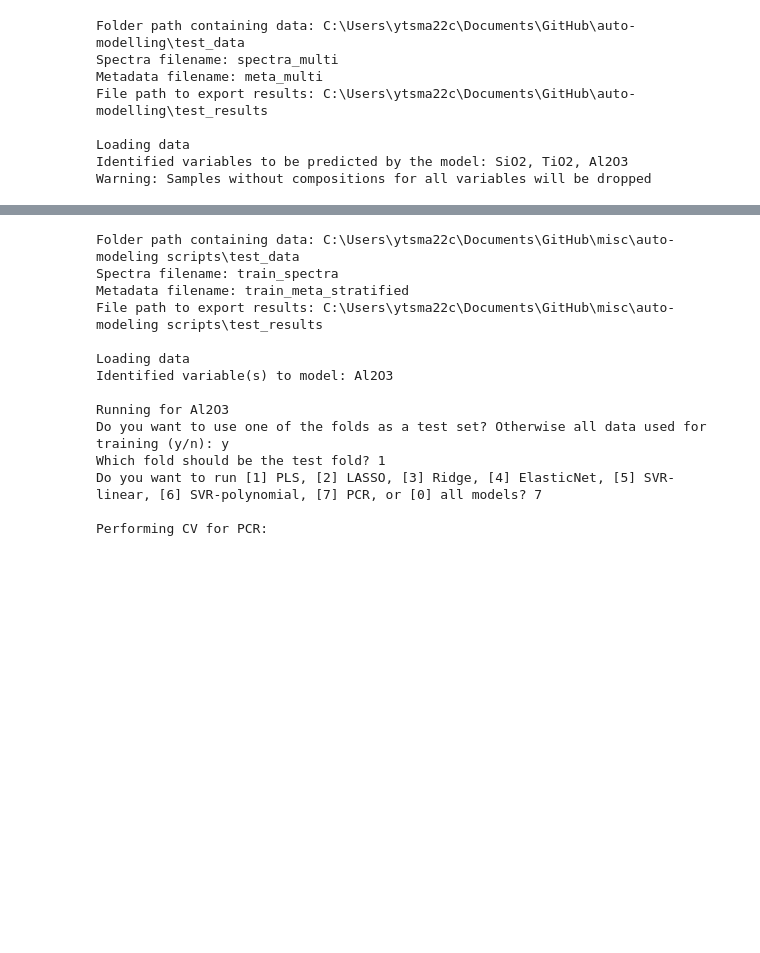
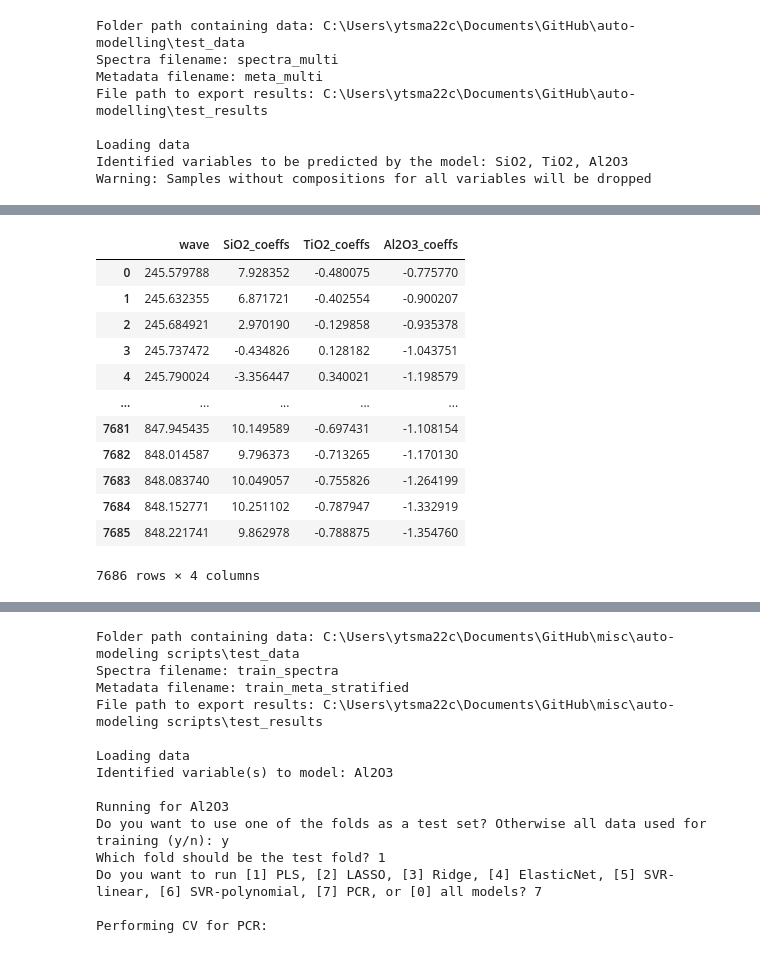
Before and after one commit to ytsmacr/caipy, a Jupyter notebook: Auto models workbook.ipynb, the cells around one changed output, grey strips where cells are left out. Cells and saved outputs as stored; diff of their text form; code cells hidden in the pictures; blank space fills up the shorter version.

```diff
--- a/Auto models workbook.ipynb
+++ b/Auto models workbook.ipynb
@@ -242,0 +274,16 @@ PLSRegression(n_components=20, scale=False)
+# %%
+coef_df
+# %% [output]
+|  | wave | SiO2_coeffs | TiO2_coeffs | Al2O3_coeffs |
+| 0 | 245.579788 | 7.928352 | -0.480075 | -0.775770 |
+| 1 | 245.632355 | 6.871721 | -0.402554 | -0.900207 |
+| 2 | 245.684921 | 2.970190 | -0.129858 | -0.935378 |
+| 3 | 245.737472 | -0.434826 | 0.128182 | -1.043751 |
+| 4 | 245.790024 | -3.356447 | 0.340021 | -1.198579 |
+| ... | ... | ... | ... | ... |
+| 7681 | 847.945435 | 10.149589 | -0.697431 | -1.108154 |
+| 7682 | 848.014587 | 9.796373 | -0.713265 | -1.170130 |
+| 7683 | 848.083740 | 10.049057 | -0.755826 | -1.264199 |
+| 7684 | 848.152771 | 10.251102 | -0.787947 | -1.332919 |
+| 7685 | 848.221741 | 9.862978 | -0.788875 | -1.354760 |
+7686 rows × 4 columns
```
Also changed, not shown: parts of 15 cells of this notebook, 5 other files.
